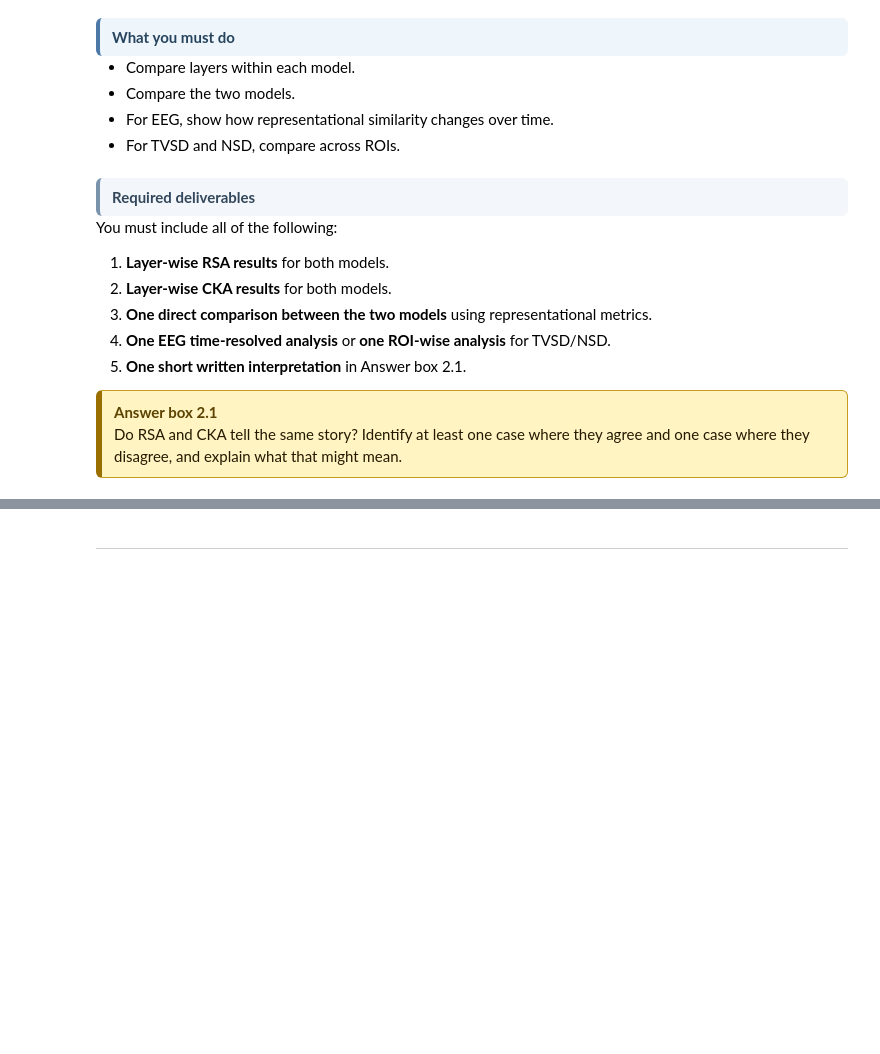
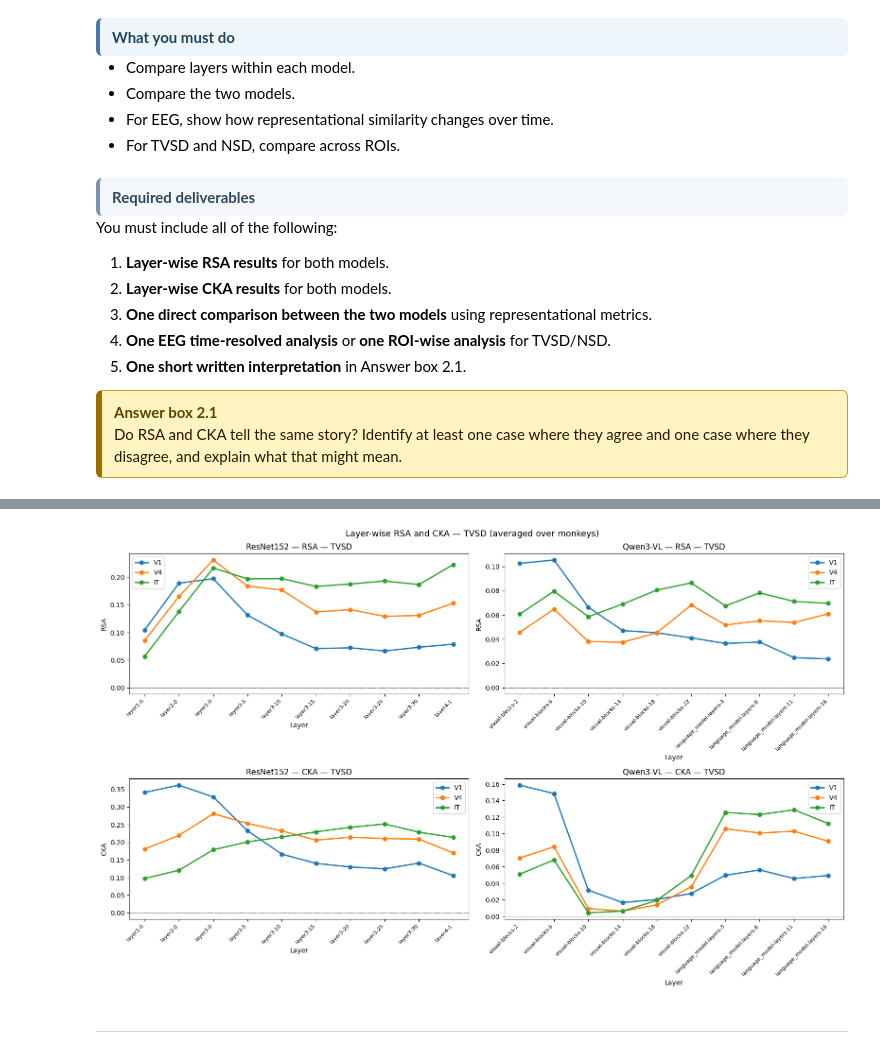
Before and after one commit to AnastasisPap/Brain-like-computation-and-intelligence-project, a Jupyter notebook: nx414_project_2026.ipynb, the cells around one changed output, grey strips where cells are left out. Saved outputs shown, nothing was run; the diff lists cells and outputs as text; code cells hidden in the pictures; blank space fills up the shorter version.

```diff
--- a/nx414_project_2026.ipynb
+++ b/nx414_project_2026.ipynb
@@ -3514,0 +3588,20 @@ You must include all of the following:
+# %%
+import importlib
+import utils
+importlib.reload(utils)
+from utils import RepresentationalSimilarityAnalysis, CenteredKernelAlignment, get_feat_rows
+
+# Define layers for both models
+with h5py.File(FEAT_A_THINGS, "r") as f:
+    layers_A = sorted(f["features"].keys())
+
+with h5py.File(FEAT_B_THINGS, "r") as f:
+    layers_B = sorted(f["features"].keys())
+
+print("Model A layers:", layers_A)
+print("Model B layers:", layers_B)
+
+# Instantiate metrics
+rsa = RepresentationalSimilarityAnalysis(dissimilarity="correlation",
+                                          similarity_metric="spearman")
+cka = CenteredKernelAlignment()
@@ -3515,3 +3712,47 @@ You must include all of the following:
+# %%
+import seaborn as sns
+
+# Define layer order for each model (by depth)
+layer_order_A = ['layer1-0', 'layer2-0', 'layer3-0', 'layer3-5', 'layer3-10',
+                 'layer3-15', 'layer3-20', 'layer3-25', 'layer3-30', 'layer4-1']
+layer_order_B = ['visual-blocks-2', 'visual-blocks-6', 'visual-blocks-10',
+                 'visual-blocks-14', 'visual-blocks-18', 'visual-blocks-22',
+                 'language_model-layers-3', 'language_model-layers-8',
+                 'language_model-layers-11', 'language_model-layers-16']
+
+fig, axes = plt.subplots(2, 2, figsize=(16, 10))
+
+for col, (model_name, layer_order) in enumerate([
+    ("ResNet152", layer_order_A),
+    ("Qwen3-VL", layer_order_B),
+]):
+    df_model = df_tvsd[df_tvsd["model"] == model_name].copy()
+    df_model["layer"] = pd.Categorical(df_model["layer"],
+                                        categories=layer_order, ordered=True)
+    df_model = df_model.sort_values("layer")
+
+    for row, metric in enumerate(["rsa", "cka"]):
+        ax = axes[row, col]
+        for roi in ["V1", "V4", "IT"]:
+            # average over monkeys
+            df_roi = df_model[df_model["roi"] == roi].groupby("layer")[metric].mean()
+            ax.plot(range(len(layer_order)), df_roi.values,
+                    marker="o", lw=2, label=roi)
+
+        ax.set_xticks(range(len(layer_order)))
+        ax.set_xticklabels(layer_order, rotation=45, ha="right", fontsize=8)
+        ax.set_xlabel("Layer")
+        ax.set_ylabel(metric.upper())
+        ax.set_title(f"{model_name} — {metric.upper()} — TVSD")
+        ax.legend()
+        ax.axhline(0, color="k", lw=0.5, ls="--")
+
+fig.suptitle("Layer-wise RSA and CKA — TVSD (averaged over monkeys)", fontsize=13)
+fig.tight_layout()
+plt.savefig("images/fig_tvsd_rsa_cka_layers.png", dpi=150, bbox_inches="tight")
+plt.show()
+# %% [output]
+[figure, added]
 # %% [markdown]
 ---
 # %% [markdown]
```
Also changed, not shown: parts of 7 cells of this notebook, 1 other file.
